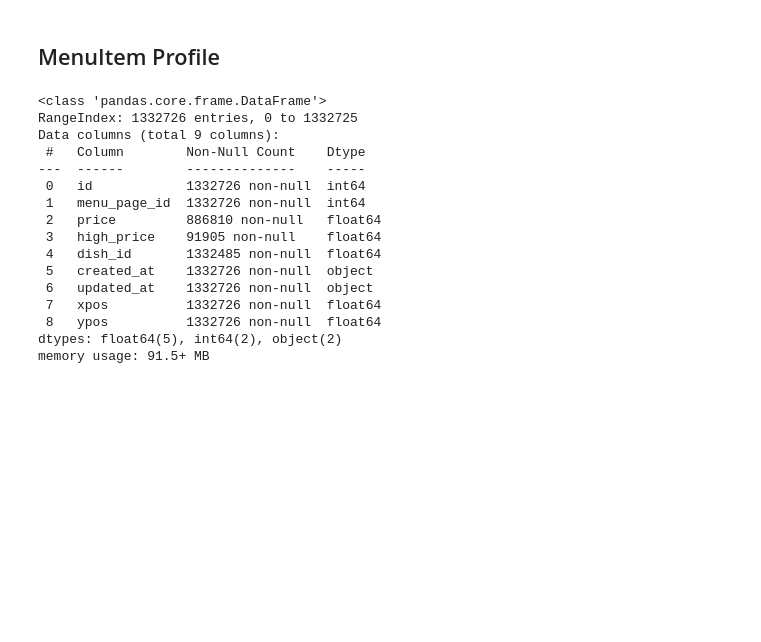
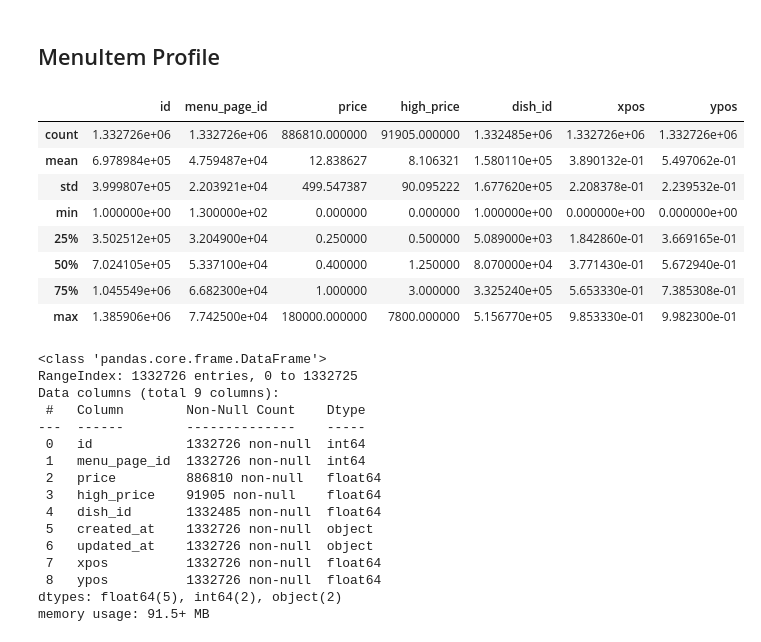
Before and after one commit to aaron68lee/data-cleaning, a Jupyter notebook: data_cleaning.ipynb, the cells around one changed output. Drawn from its saved outputs; the diff is of its cells as text; code cells hidden in the pictures; blank space fills up the shorter version.

Commit message:
Formatting changes for MenuPage and MenuItem cells

```diff
--- a/data_cleaning.ipynb
+++ b/data_cleaning.ipynb
@@ -59,6 +61,18 @@ highest_price     29100
 dtype: int64
 # %% [markdown]
 ## MenuItem Profile
+# %%
+menu_item.describe()
+# %% [output]
+|  | id | menu_page_id | price | high_price | dish_id | xpos | ypos |
+| count | 1.332726e+06 | 1.332726e+06 | 886810.000000 | 91905.000000 | 1.332485e+06 | 1.332726e+06 | 1.332726e+06 |
+| mean | 6.978984e+05 | 4.759487e+04 | 12.838627 | 8.106321 | 1.580110e+05 | 3.890132e-01 | 5.497062e-01 |
+| std | 3.999807e+05 | 2.203921e+04 | 499.547387 | 90.095222 | 1.677620e+05 | 2.208378e-01 | 2.239532e-01 |
+| min | 1.000000e+00 | 1.300000e+02 | 0.000000 | 0.000000 | 1.000000e+00 | 0.000000e+00 | 0.000000e+00 |
+| 25% | 3.502512e+05 | 3.204900e+04 | 0.250000 | 0.500000 | 5.089000e+03 | 1.842860e-01 | 3.669165e-01 |
+| 50% | 7.024105e+05 | 5.337100e+04 | 0.400000 | 1.250000 | 8.070000e+04 | 3.771430e-01 | 5.672940e-01 |
+| 75% | 1.045549e+06 | 6.682300e+04 | 1.000000 | 3.000000 | 3.325240e+05 | 5.653330e-01 | 7.385308e-01 |
+| max | 1.385906e+06 | 7.742500e+04 | 180000.000000 | 7800.000000 | 5.156770e+05 | 9.853330e-01 | 9.982300e-01 |
 # %%
 df = menu_item
 df.info(verbose=True)
```
Also changed, not shown: parts of 5 cells of this notebook.
